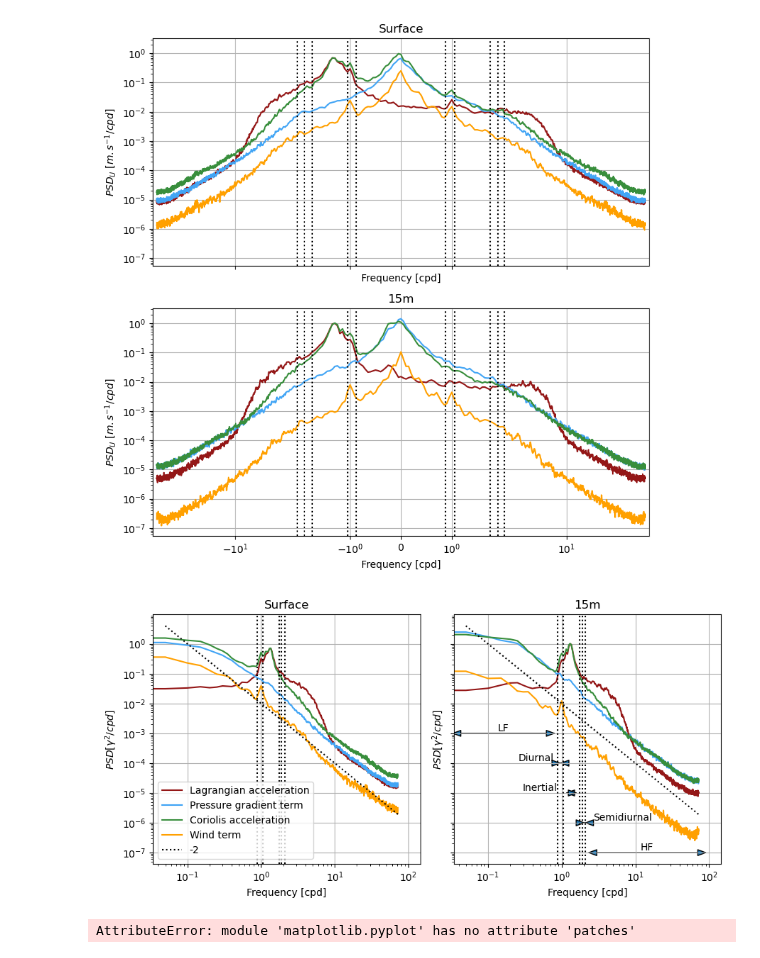
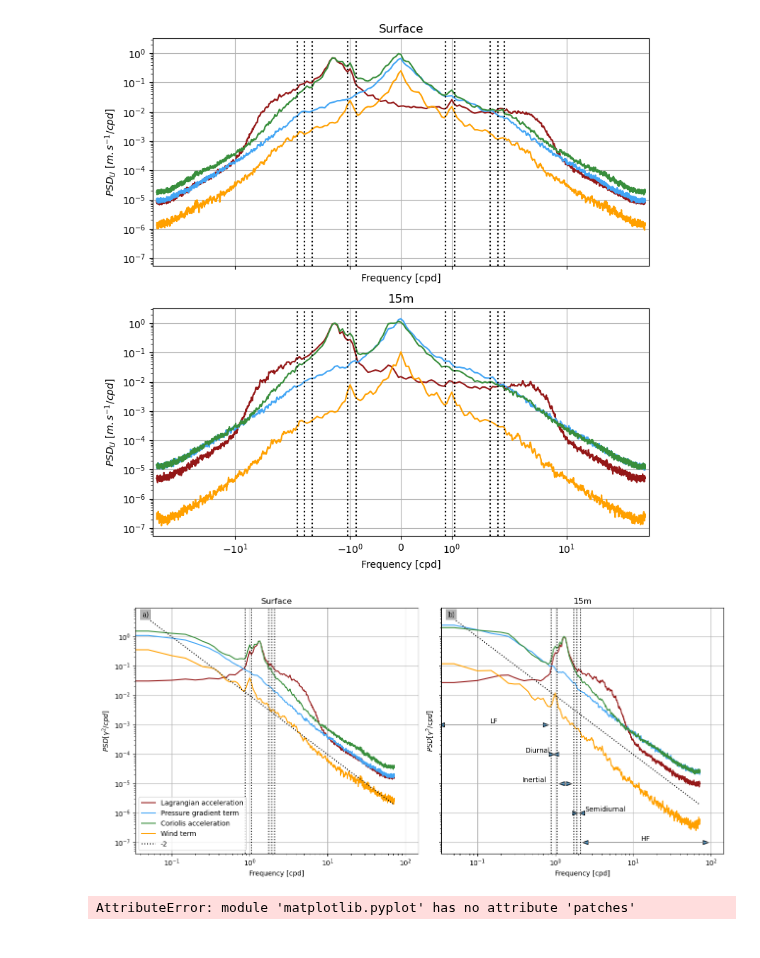
Before and after one commit to margot-demol/med_analysis, a Jupyter notebook: 20_dynamical_analysis/12_spectra.ipynb, the cells around one changed output. Saved outputs shown, nothing was run; the diff lists cells and outputs as text; code cells hidden in the pictures.

```diff
--- a/20_dynamical_analysis/12_spectra.ipynb
+++ b/20_dynamical_analysis/12_spectra.ipynb
@@ -225,7 +218,7 @@ dss15 = sum(negpos_spectra(dss15, freqkey="frequency"))
 # %%
 linthresh = 1e-1
 linscale = 0.3
-fig, axs = plt.subplots(1, 2, figsize=(9, 4.5), frameon=False, sharex=True, sharey=True)
+fig, axs = plt.subplots(1, 2, figsize=(13, 6), frameon=False, sharex=True, sharey=True)
 
 i=0
 for dss in [dss0, dss15] :
@@ -247,34 +240,37 @@ ax.add_patch(arr)
 ax.annotate("LF", (.5, .5), xycoords=arr, ha='center', va='bottom')
 arr = mpatches.FancyArrowPatch((0.88, 1e-4), (1.05, 1e-4), arrowstyle='<|-|>,head_width=.15', mutation_scale=20)
 ax.add_patch(arr)
 ax.annotate("Diurnal", (.1, .5), xycoords=arr, ha='right', va='bottom')
 
 arr = mpatches.FancyArrowPatch((1.05, 1e-5), (1.75, 1e-5), arrowstyle='<|-|>,head_width=.15', mutation_scale=20)
 ax.add_patch(arr)
 ax.annotate("Inertial", (-1, .5), xycoords=arr, ha='right', va='bottom')
 
 arr = mpatches.FancyArrowPatch((1.9, 1e-6), (2.1, 1e-6), arrowstyle='<|-|>,head_width=.15', mutation_scale=20)
 ax.add_patch(arr)
 ax.annotate("Semidiurnal", (1, .5), xycoords=arr, ha='left', va='bottom')
 
 arr = mpatches.FancyArrowPatch((2.1, 1e-7), (1e2, 1e-7), arrowstyle='<|-|>,head_width=.15', mutation_scale=20)
 ax.add_patch(arr)
 ax.annotate("HF", (.5, .5), xycoords=arr, ha='center', va='bottom')
 
 axs[0].set_title('Surface')
 axs[1].set_title('15m')
 
 for ax in axs :
     ax.set_ylabel(r"$PSD [\gamma^2/cpd]$")
     ax.set_xlabel("Frequency [cpd]")
     ax.set_xscale("log")
     ax.set_yscale("log")
     ax.grid()
 axs[0].legend(loc='lower left')
+put_fig_letter(fig, axs[0], 'a')
+put_fig_letter(fig, axs[1], 'b')
+
 
 fig.tight_layout()
 # %% [output]
-[figure, old version]
+[figure, new version]
 # %%
 # %% [output]
 AttributeError: module 'matplotlib.pyplot' has no attribute 'patches'
```
Also changed, not shown: parts of 1 cell of this notebook, 7 other files.
